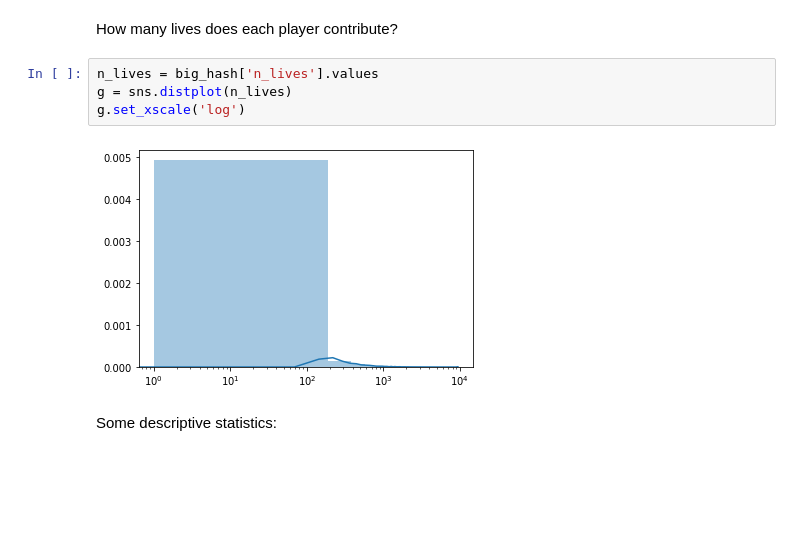
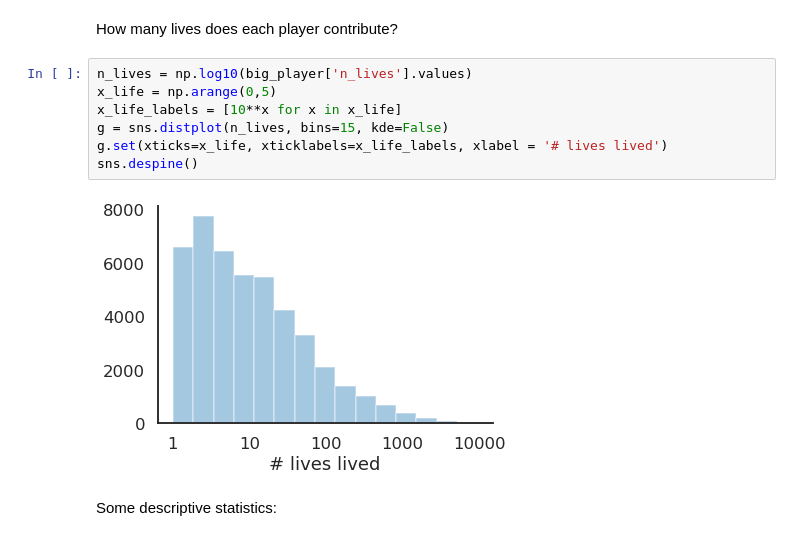
Before and after one commit to nataliavelez/OneHourOneLife, a Jupyter notebook: 2_demographics/2_3_census.ipynb, the cells around one changed output. Drawn from its saved outputs; the diff is of its cells as text; blank space fills up the shorter version.

```diff
--- a/2_demographics/2_3_census.ipynb
+++ b/2_demographics/2_3_census.ipynb
@@ -120,12 +123,15 @@ big_hash.shape[0]
 45209
 # %% [markdown]
 How many lives does each player contribute?
-# %%
-n_lives = big_hash['n_lives'].values
-g = sns.distplot(n_lives)
-g.set_xscale('log')
-# %% [output]
-[figure, removed]
+# %%
+n_lives = np.log10(big_player['n_lives'].values)
+x_life = np.arange(0,5)
+x_life_labels = [10**x for x in x_life]
+g = sns.distplot(n_lives, bins=15, kde=False)
+g.set(xticks=x_life, xticklabels=x_life_labels, xlabel = '# lives lived')
+sns.despine()
+# %% [output]
+[figure, added]
 # %% [markdown]
 Some descriptive statistics:
 # %%
```
Also changed, not shown: parts of 21 cells of this notebook, 6 other files.
